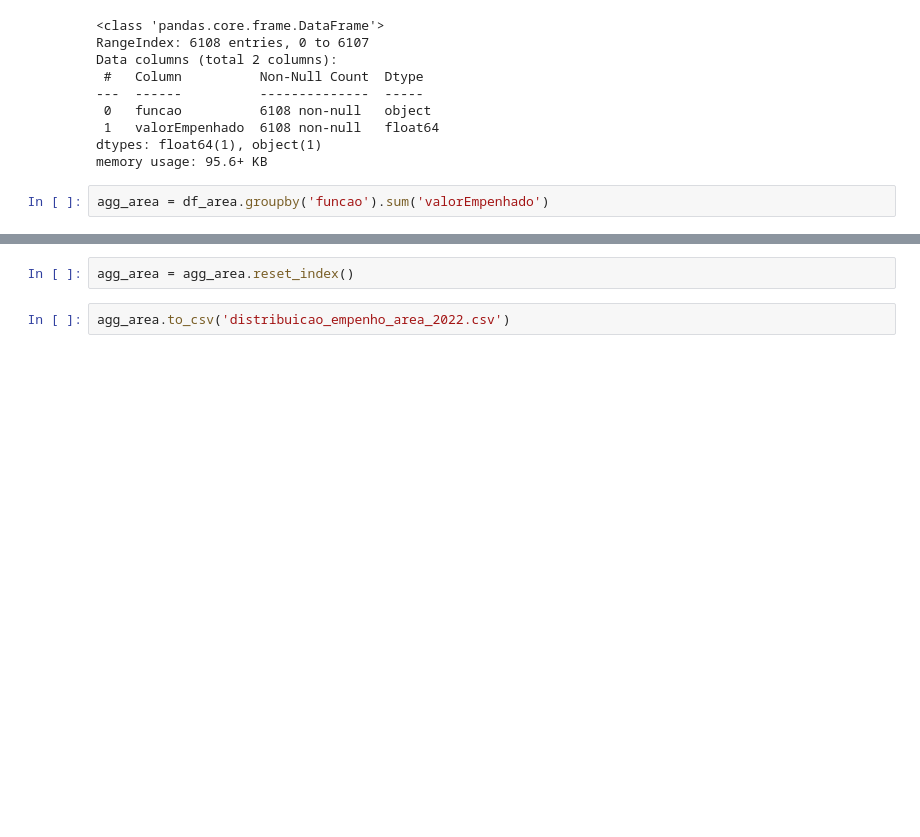
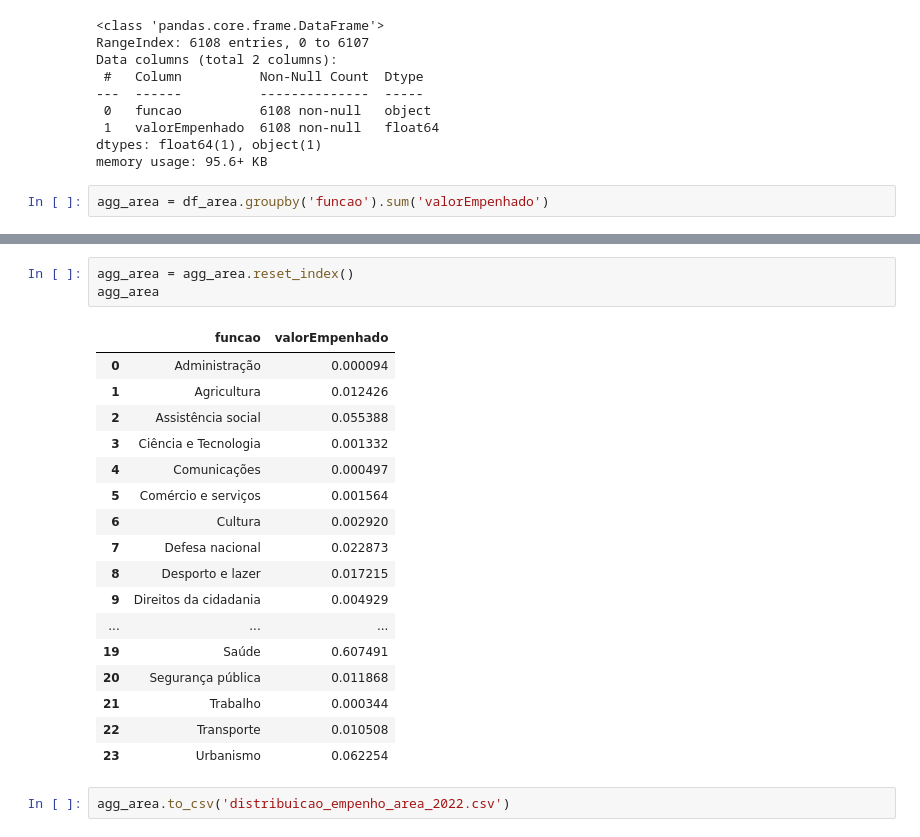
Before and after one commit to dsreliete/Womakerscode-DA-colabs, a Jupyter notebook: Copy_of_[Notebook]_Python_para_dados_Pipeline.ipynb, the cells around one changed output, grey strips where cells are left out. Drawn from its saved outputs; the diff is of its cells as text; blank space fills up the shorter version.

```diff
--- a/Copy_of_[Notebook]_Python_para_dados_Pipeline.ipynb
+++ b/Copy_of_[Notebook]_Python_para_dados_Pipeline.ipynb
@@ -102,5 +229,24 @@ agg_area = agg_area['valorEmpenhado']/df_area['valorEmpenhado'].sum()
 # %%
 agg_area = agg_area.reset_index()
+agg_area
+# %% [output]
+|  | funcao | valorEmpenhado |
+| 0 | Administração | 0.000094 |
+| 1 | Agricultura | 0.012426 |
+| 2 | Assistência social | 0.055388 |
+| 3 | Ciência e Tecnologia | 0.001332 |
+| 4 | Comunicações | 0.000497 |
+| 5 | Comércio e serviços | 0.001564 |
+| 6 | Cultura | 0.002920 |
+| 7 | Defesa nacional | 0.022873 |
+| 8 | Desporto e lazer | 0.017215 |
+| 9 | Direitos da cidadania | 0.004929 |
+| ... | ... | ... |
+| 19 | Saúde | 0.607491 |
+| 20 | Segurança pública | 0.011868 |
+| 21 | Trabalho | 0.000344 |
+| 22 | Transporte | 0.010508 |
+| 23 | Urbanismo | 0.062254 |
 # %%
 agg_area.to_csv('distribuicao_empenho_area_2022.csv')
 # %% [markdown]
```
Also changed, not shown: parts of 25 cells of this notebook.
